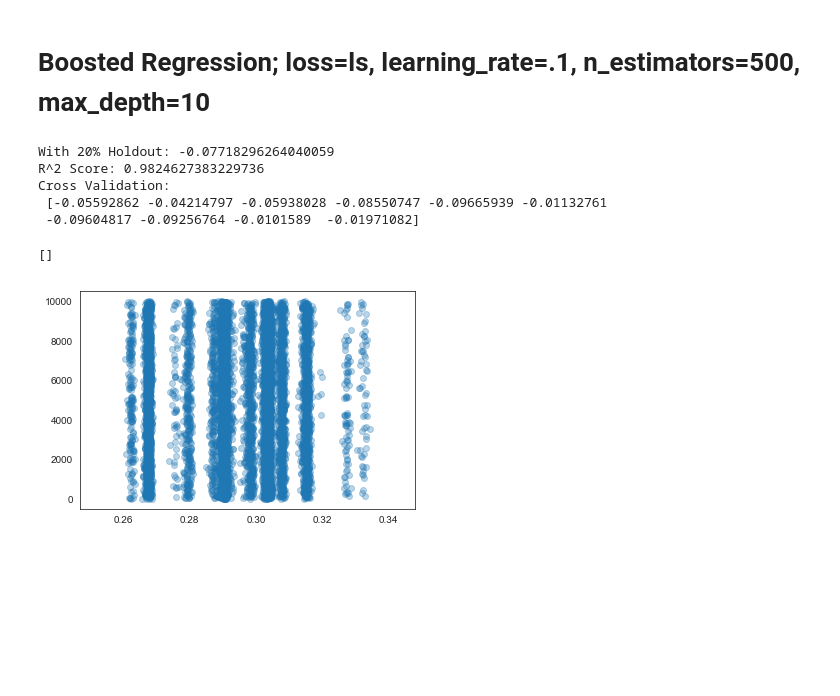
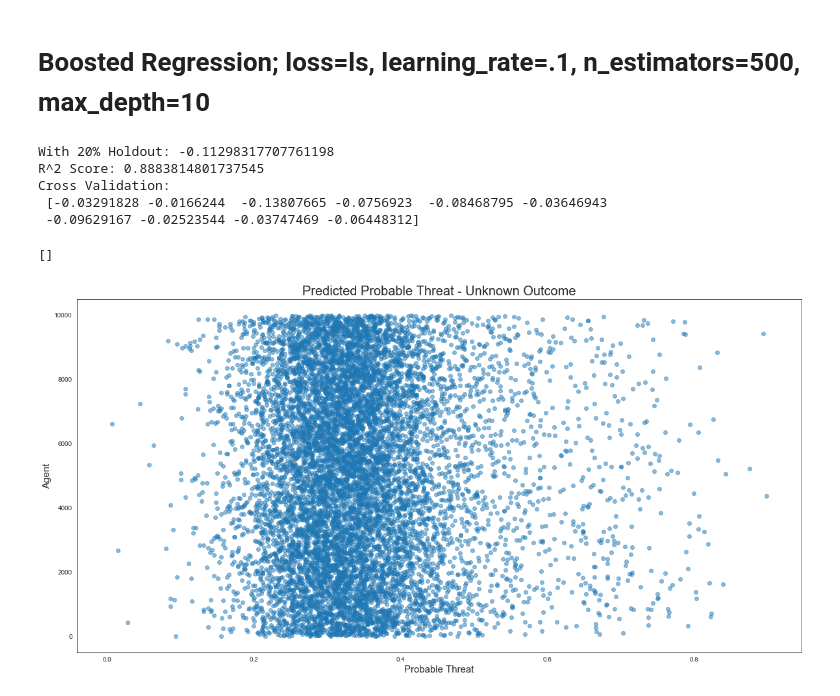
Before and after one commit to BlaHaws/Thinkful, a Jupyter notebook: CapstoneResearch/PredictingTerroristCapstone3.ipynb, the cells around one changed output. Drawn from its saved outputs; the diff is of its cells as text; code cells hidden in the pictures; blank space fills up the shorter version.

```diff
--- a/CapstoneResearch/PredictingTerroristCapstone3.ipynb
+++ b/CapstoneResearch/PredictingTerroristCapstone3.ipynb
@@ -301,7 +287,7 @@ Cross Validation:
 # %% [markdown]
 # Boosted Regression; loss=ls, learning_rate=.1, n_estimators=500, max_depth=10
 # %%
-params = {'loss': 'ls', 'learning_rate': .1, 'n_estimators': 500, 'max_depth': 10}
+params = {'loss': 'ls', 'learning_rate': .05, 'n_estimators': 500, 'max_depth': 10}
 
 regr = ensemble.GradientBoostingRegressor(**params)
 
@@ -309,19 +295,21 @@ print('With 20% Holdout: ' + str(regr.fit(train_cont_X, train_cont_Y).score(test
 print('R^2 Score: ' + str(regr.fit(train_X, train_Y_cont).score(train_X, train_Y_cont)))
 print('Cross Validation:\n', cross_val_score(regr, train_X, train_Y_cont, cv=10))
 # %% [output]
-With 20% Holdout: -0.07718296264040059
-R^2 Score: 0.9824627383229736
+With 20% Holdout: -0.11298317707761198
+R^2 Score: 0.8883814801737545
 Cross Validation:
- [-0.05592862 -0.04214797 -0.05938028 -0.08550747 -0.09665939 -0.01132761
- -0.09604817 -0.09256764 -0.0101589  -0.01971082]
+ [-0.03291828 -0.0166244  -0.13807665 -0.0756923  -0.08468795 -0.03646943
+ -0.09629167 -0.02523544 -0.03747469 -0.06448312]
 # %%
 predict['prob_threat'] = regr.predict(predict_X)
-predict['is_current_threat'] = clf.predict(predict_X)
-predict['prob_threat'] = knn_regr.predict(predict_X)
-# %%
-plt.scatter(predict['prob_threat'], predict.index, alpha=.3)
-plt.plot()
-# %% [output]
-[]
-[figure, removed]
+# %%
+plt.figure(figsize=(20,10))
+plt.scatter(predict['prob_threat'], predict.index, alpha=.5)
+plt.title('Predicted Probable Threat - Unknown Outcome', size=20)
+plt.xlabel('Probable Threat', size=15)
+plt.ylabel('Agent', size=15)
+plt.plot()
+# %% [output]
+[]
+[figure, added]
 # %%
```
Also changed, not shown: parts of 22 cells of this notebook, 4 other files.
